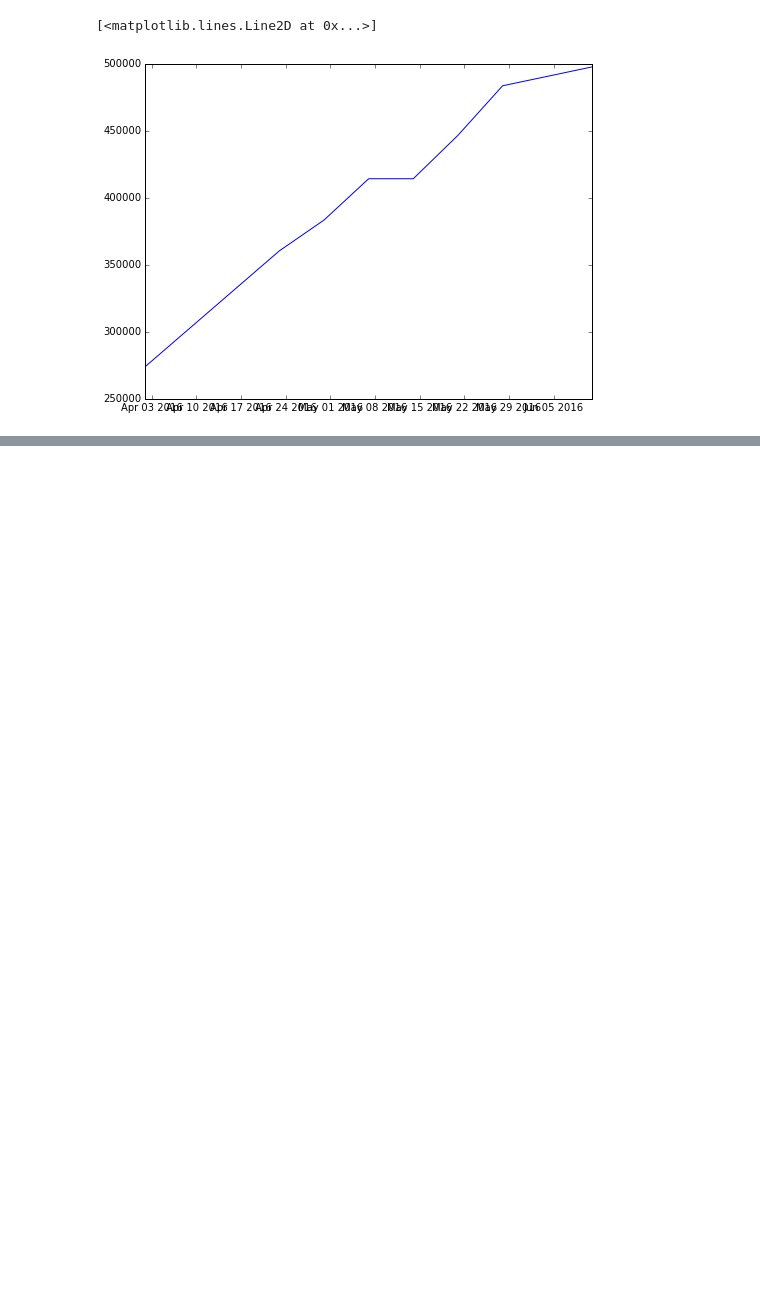
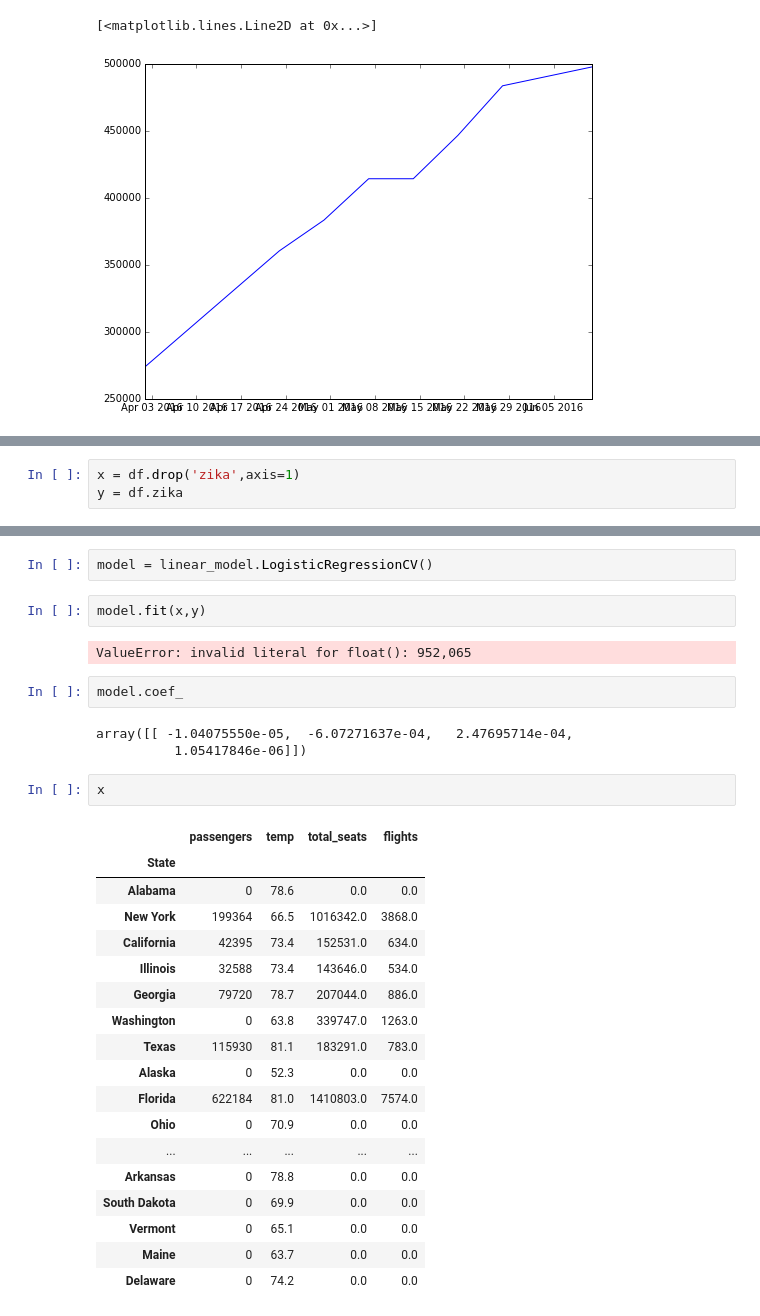
Before and after one commit to aagrawal01/BAH-Zika-Virus-Modeling, a Jupyter notebook: exploration0.ipynb, the cells around one changed output, grey strips where cells are left out. Saved outputs shown, nothing was run; the diff lists cells and outputs as text; blank space fills up the shorter version.

```diff
--- a/exploration0.ipynb
+++ b/exploration0.ipynb
@@ -109,0 +302,3 @@ ax.plot(cdcBrazil.report_date, cdcBrazil.total_value)
+# %%
+x = df.drop('zika',axis=1)
+y = df.zika
@@ -109,0 +347,32 @@ ax.plot(cdcBrazil.report_date, cdcBrazil.total_value)
+# %%
+model = linear_model.LogisticRegressionCV()
+# %%
+model.fit(x,y)
+# %% [output]
+ValueError: invalid literal for float(): 952,065
+# %%
+model.coef_
+# %% [output]
+array([[ -1.04075550e-05,  -6.07271637e-04,   2.47695714e-04,
+          1.05417846e-06]])
+# %%
+x
+# %% [output]
+|  | passengers | temp | total_seats | flights |
+| State |  |  |  |  |
+| Alabama | 0 | 78.6 | 0.0 | 0.0 |
+| New York | 199364 | 66.5 | 1016342.0 | 3868.0 |
+| California | 42395 | 73.4 | 152531.0 | 634.0 |
+| Illinois | 32588 | 73.4 | 143646.0 | 534.0 |
+| Georgia | 79720 | 78.7 | 207044.0 | 886.0 |
+| Washington | 0 | 63.8 | 339747.0 | 1263.0 |
+| Texas | 115930 | 81.1 | 183291.0 | 783.0 |
+| Alaska | 0 | 52.3 | 0.0 | 0.0 |
+| Florida | 622184 | 81.0 | 1410803.0 | 7574.0 |
+| Ohio | 0 | 70.9 | 0.0 | 0.0 |
+| ... | ... | ... | ... | ... |
+| Arkansas | 0 | 78.8 | 0.0 | 0.0 |
+| South Dakota | 0 | 69.9 | 0.0 | 0.0 |
+| Vermont | 0 | 65.1 | 0.0 | 0.0 |
+| Maine | 0 | 63.7 | 0.0 | 0.0 |
+| Delaware | 0 | 74.2 | 0.0 | 0.0 |
```
Also changed, not shown: parts of 46 cells of this notebook.
